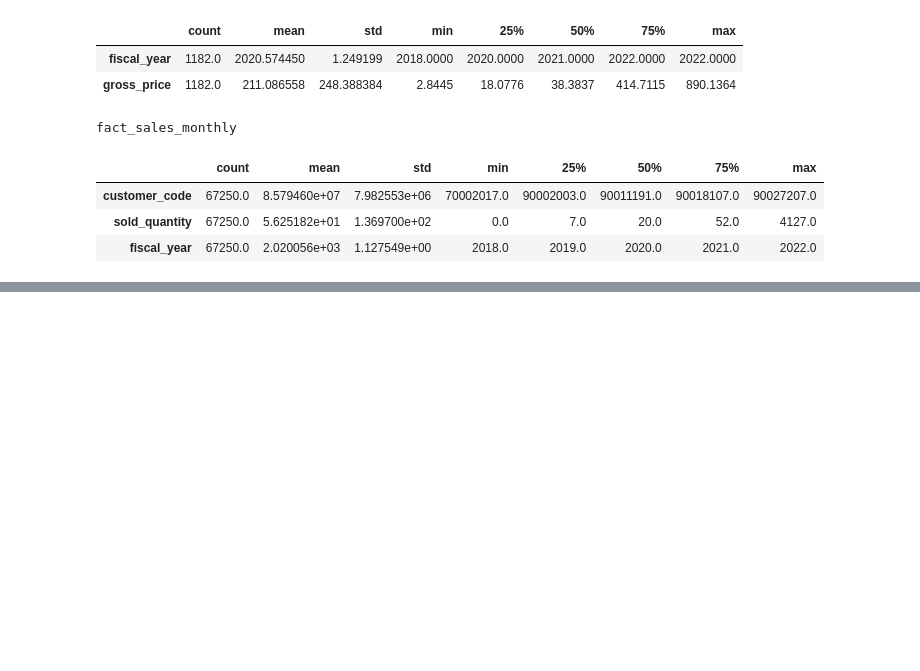
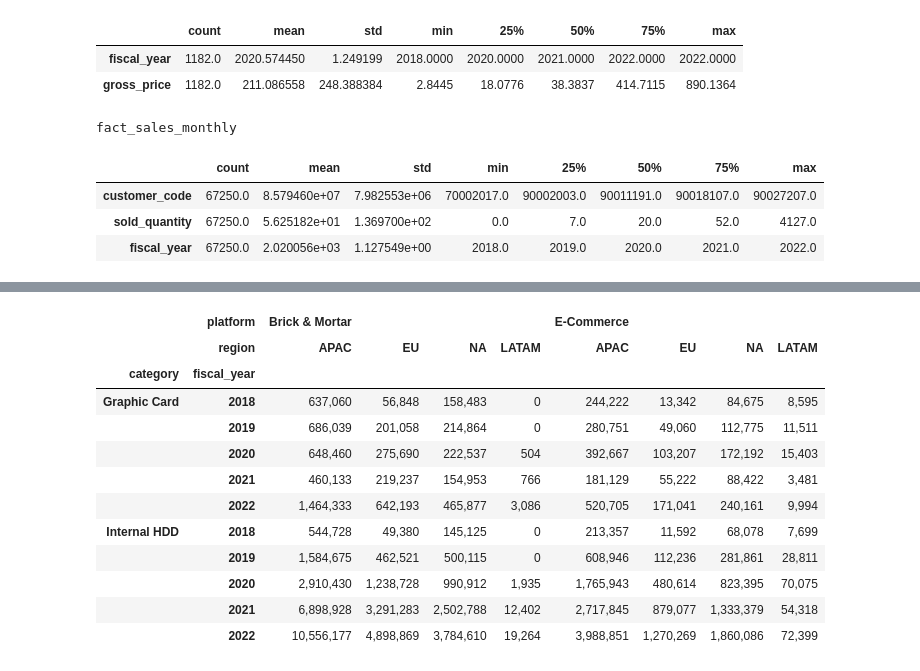
Before and after one commit to maximchuvstvin/i-learn-final-project, a Jupyter notebook: final_project.ipynb, the cells around one changed output, grey strips where cells are left out. Saved outputs shown, nothing was run; the diff lists cells and outputs as text; code cells hidden in the pictures; blank space fills up the shorter version.

Commit message:
clean and aggregated data

```diff
--- a/final_project.ipynb
+++ b/final_project.ipynb
@@ -213,0 +529,3 @@ fact_sales_monthly
+# %%
+data = data.merge(data_dict['fact_manufacturing_cost'], on=['product_code', 'cost_year'] , how='left')
+data.info()
@@ -213,0 +550,3 @@ fact_sales_monthly
+# %%
+data = data.merge(data_dict['fact_gross_price'], on=['product_code', 'fiscal_year'] , how='left')
+data.info()
@@ -213,0 +571,12 @@ fact_sales_monthly
+# %%
+# adjust datatypes
+
+data['product_code'] = data['product_code'].astype('category')
+data['customer'] = data['customer'].astype('category')
+data['product'] = data['product'].astype('category')
+data['variant'] = data['variant'].astype('category')
+data['fiscal_year'] = data['fiscal_year'].astype('category')
+data['cost_year'] = data['cost_year'].astype('category')
+data['customer_code'] = data['customer_code'].astype('category')
+
+data.info()
@@ -213,0 +603,7 @@ fact_sales_monthly
+# %%
+# calculate new columns
+data['gross_revenue'] = data['gross_price'] * data['sold_quantity']
+data['discount'] = data['gross_revenue'] * data['pre_invoice_discount_pct']
+data['net_revenue'] = data['gross_revenue'] - data['discount']
+data['costs'] = data['manufacturing_cost'] * data['sold_quantity']
+data['margin'] = data['net_revenue'] - data['costs']
@@ -213,0 +630,23 @@ fact_sales_monthly
+# %%
+data.pivot_table(
+    values='net_revenue',
+    index=['platform', 'region'],
+    columns=['category','fiscal_year'],
+    aggfunc='sum',
+    observed=True,
+    fill_value=0
+).T.style.format('{:,.0f}')
+# %% [output]
+|  | platform | Brick & Mortar |  |  |  | E-Commerce |  |  |  |
+|  | region | APAC | EU | NA | LATAM | APAC | EU | NA | LATAM |
+| category | fiscal_year |  |  |  |  |  |  |  |  |
+| Graphic Card | 2018 | 637,060 | 56,848 | 158,483 | 0 | 244,222 | 13,342 | 84,675 | 8,595 |
+|  | 2019 | 686,039 | 201,058 | 214,864 | 0 | 280,751 | 49,060 | 112,775 | 11,511 |
+|  | 2020 | 648,460 | 275,690 | 222,537 | 504 | 392,667 | 103,207 | 172,192 | 15,403 |
+|  | 2021 | 460,133 | 219,237 | 154,953 | 766 | 181,129 | 55,222 | 88,422 | 3,481 |
+|  | 2022 | 1,464,333 | 642,193 | 465,877 | 3,086 | 520,705 | 171,041 | 240,161 | 9,994 |
+| Internal HDD | 2018 | 544,728 | 49,380 | 145,125 | 0 | 213,357 | 11,592 | 68,078 | 7,699 |
+|  | 2019 | 1,584,675 | 462,521 | 500,115 | 0 | 608,946 | 112,236 | 281,861 | 28,811 |
+|  | 2020 | 2,910,430 | 1,238,728 | 990,912 | 1,935 | 1,765,943 | 480,614 | 823,395 | 70,075 |
+|  | 2021 | 6,898,928 | 3,291,283 | 2,502,788 | 12,402 | 2,717,845 | 879,077 | 1,333,379 | 54,318 |
+|  | 2022 | 10,556,177 | 4,898,869 | 3,784,610 | 19,264 | 3,988,851 | 1,270,269 | 1,860,086 | 72,399 |
```
Also changed, not shown: parts of 38 cells of this notebook.
